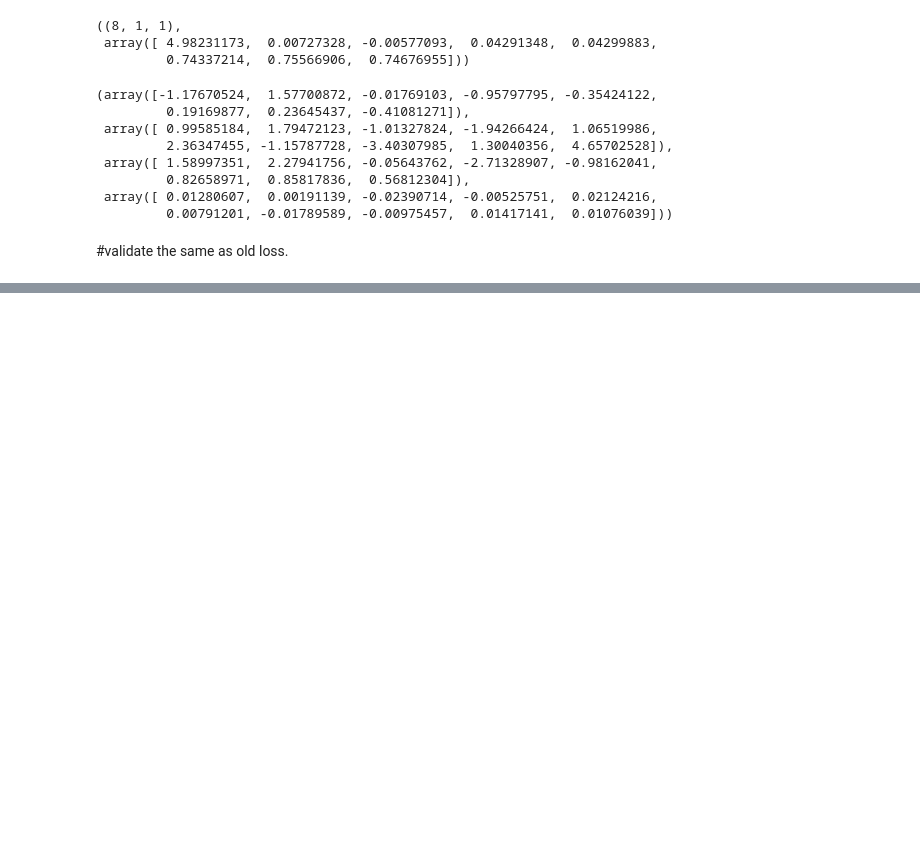
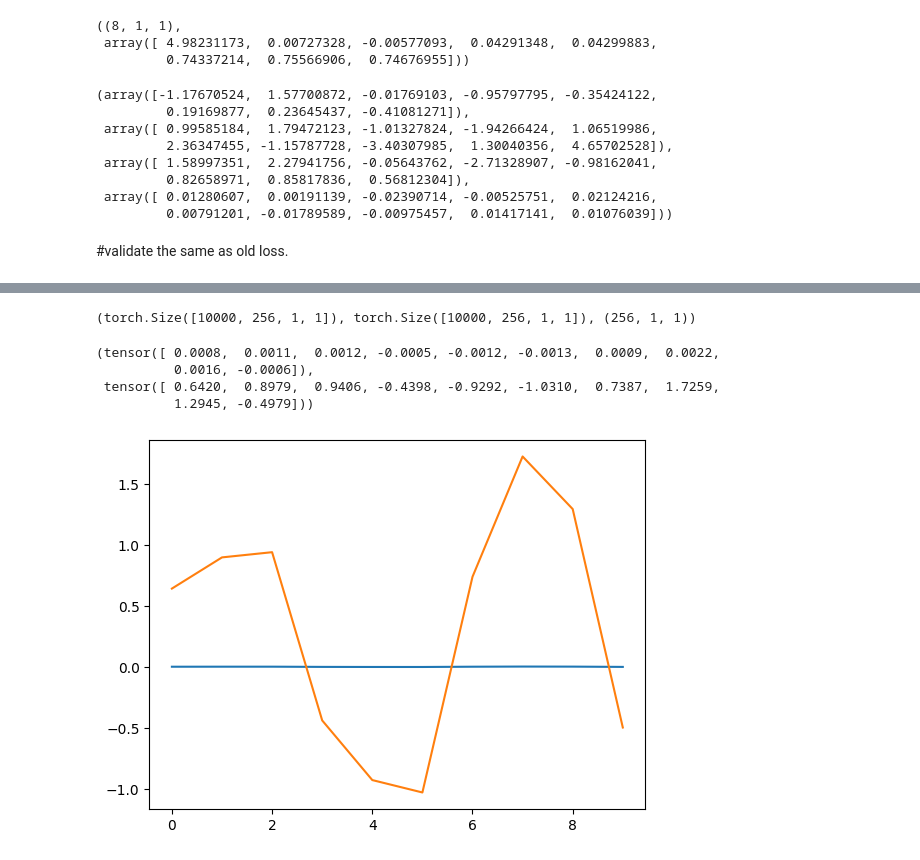
Before and after one commit to Tinrry/anderson, a Jupyter notebook: data_process.ipynb, the cells around one changed output, grey strips where cells are left out. Cells and saved outputs as stored; diff of their text form; code cells hidden in the pictures; blank space fills up the shorter version.

Commit message:
add chebyshev norm,and train

```diff
--- a/data_process.ipynb
+++ b/data_process.ipynb
@@ -312,0 +319,17 @@ plot_loss_epoch('nn_14/loss_2.h5', title='new h5')
+# %%
+input_file = 'datasets/L6N255_10000.h5'
+# get mean and var in each chebyshev node.
+inputh5 = h5py.File(input_file, 'r')
+input_c = torch.Tensor(inputh5['chebyshev'][:])
+i_c_std , i_c_mean = torch.std_mean(input_c, dim=0)
+chebyshev_norm='datasets/chebyshev_norm_10000.h5'
+c_norm_meta = 'datasets/c_norm_meta.h5'
+meta_h5 = h5py.File(c_norm_meta, 'w')
+meta_h5.create_dataset(name='std', data=i_c_std)
+meta_h5.create_dataset(name='mean', data=i_c_mean)
+meta_h5.close()
+norm_c = transforms.Normalize(i_c_mean, i_c_std)(input_c)
+c_norm_h5 = h5py.File(chebyshev_norm, 'w')
+c_norm_h5.create_dataset(name='chebyshev', data=norm_c)
+c_norm_h5.create_dataset(name='anderson', data=inputh5['anderson'][:])
+c_norm_h5.close()
@@ -312,0 +356,14 @@ plot_loss_epoch('nn_14/loss_2.h5', title='new h5')
+# %%
+norm_c.shape, input_c.shape, np.mean(np.array(input_c), axis=0).shape #, input_c[0, :10].flatten()
+# %% [output]
+(torch.Size([10000, 256, 1, 1]), torch.Size([10000, 256, 1, 1]), (256, 1, 1))
+# %%
+# 通过规范化，让他们的数据符合均方根分布。是否会加快训练速度，超参数选择更加鲁棒。？
+plt.plot(np.arange(10), input_c[:10, 1, 0, 0], norm_c[:10, 1, 0, 0])
+input_c[:10, 1, 0, 0], norm_c[:10, 1, 0, 0]
+# %% [output]
+(tensor([ 0.0008,  0.0011,  0.0012, -0.0005, -0.0012, -0.0013,  0.0009,  0.0022,
+          0.0016, -0.0006]),
+ tensor([ 0.6420,  0.8979,  0.9406, -0.4398, -0.9292, -1.0310,  0.7387,  1.7259,
+          1.2945, -0.4979]))
+[figure, added]
```
Also changed, not shown: parts of 2 cells of this notebook, 20 other files.
